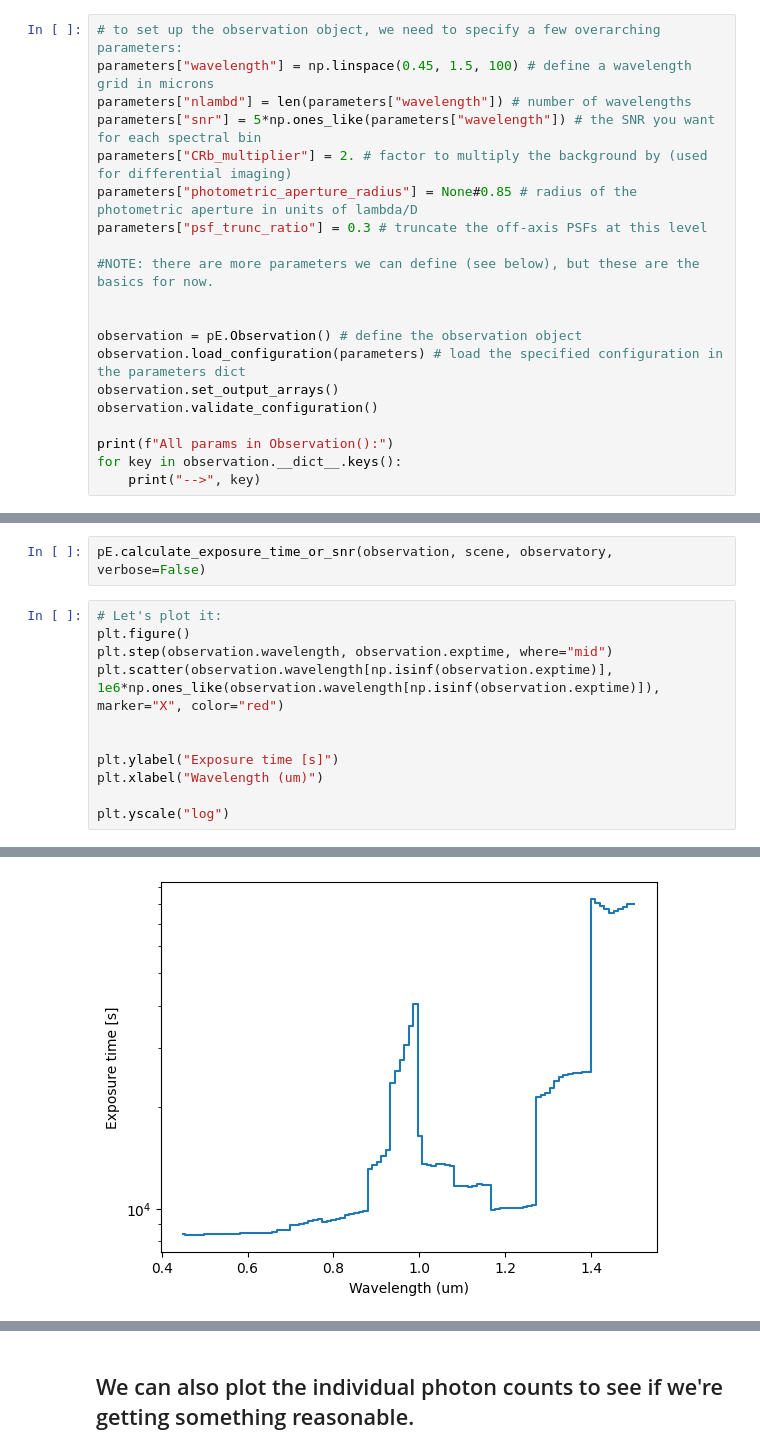
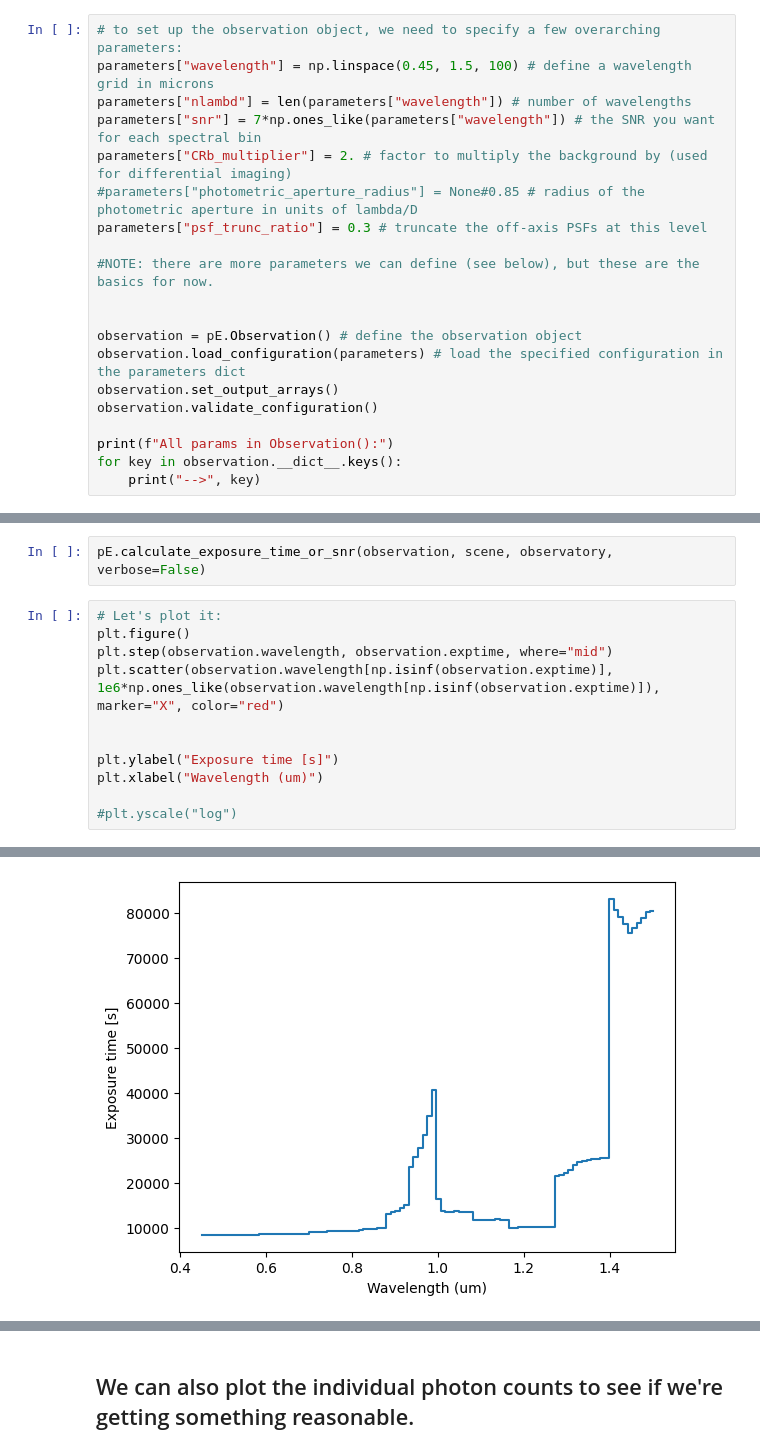
Before and after one commit to eleonoraalei/pyEDITH, a Jupyter notebook: tutorials/spectroscopy_tutorial.ipynb, the cells around one changed output, grey strips where cells are left out. Drawn from its saved outputs; the diff is of its cells as text.

```diff
--- a/tutorials/spectroscopy_tutorial.ipynb
+++ b/tutorials/spectroscopy_tutorial.ipynb
@@ -26,9 +26,9 @@ parameters["observing_mode"] = "IFS" # tells ETC to use spectroscopy (IFS) mode
 # to set up the observation object, we need to specify a few overarching parameters:
 parameters["wavelength"] = np.linspace(0.45, 1.5, 100) # define a wavelength grid in microns
 parameters["nlambd"] = len(parameters["wavelength"]) # number of wavelengths
-parameters["snr"] = 5*np.ones_like(parameters["wavelength"]) # the SNR you want for each spectral bin
+parameters["snr"] = 7*np.ones_like(parameters["wavelength"]) # the SNR you want for each spectral bin
 parameters["CRb_multiplier"] = 2. # factor to multiply the background by (used for differential imaging)
-parameters["photometric_aperture_radius"] = None#0.85 # radius of the photometric aperture in units of lambda/D
+#parameters["photometric_aperture_radius"] = None#0.85 # radius of the photometric aperture in units of lambda/D
 parameters["psf_trunc_ratio"] = 0.3 # truncate the off-axis PSFs at this level
 
 #NOTE: there are more parameters we can define (see below), but these are the basics for now.
@@ -322,5 +322,5 @@ plt.scatter(observation.wavelength[np.isinf(observation.exptime)], 1e6*np.ones_l
 plt.ylabel("Exposure time [s]")
 plt.xlabel("Wavelength (um)")
 
-plt.yscale("log")
+#plt.yscale("log")
 # %% [output]
@@ -327 +328 @@ plt.yscale("log")
-[figure, old version]
+[figure, new version]
```
Also changed, not shown: parts of 6 cells of this notebook.
